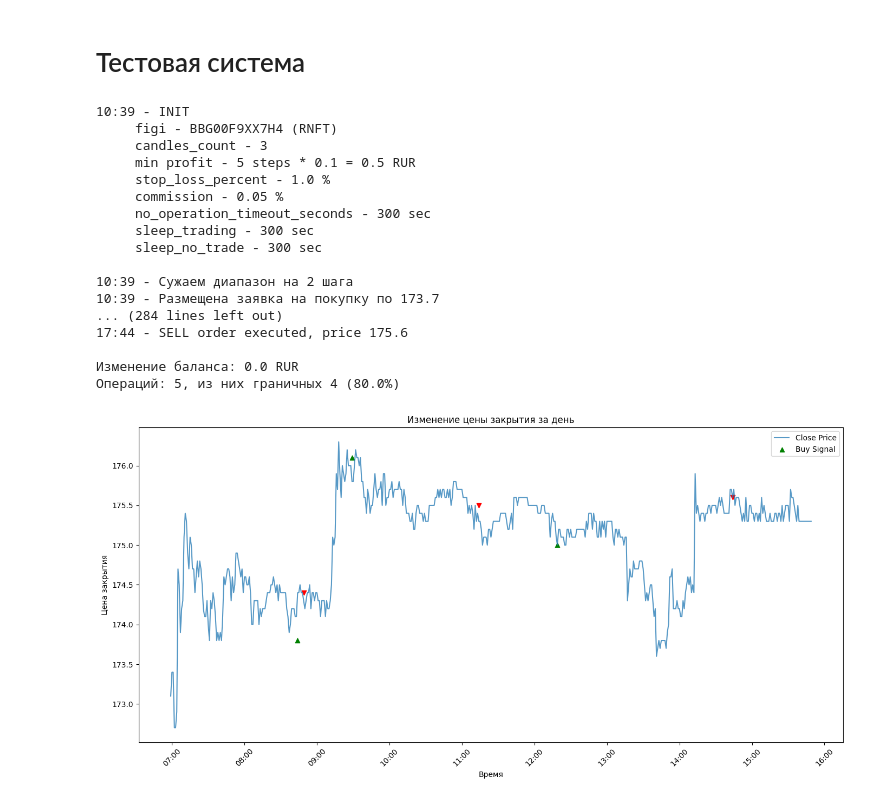
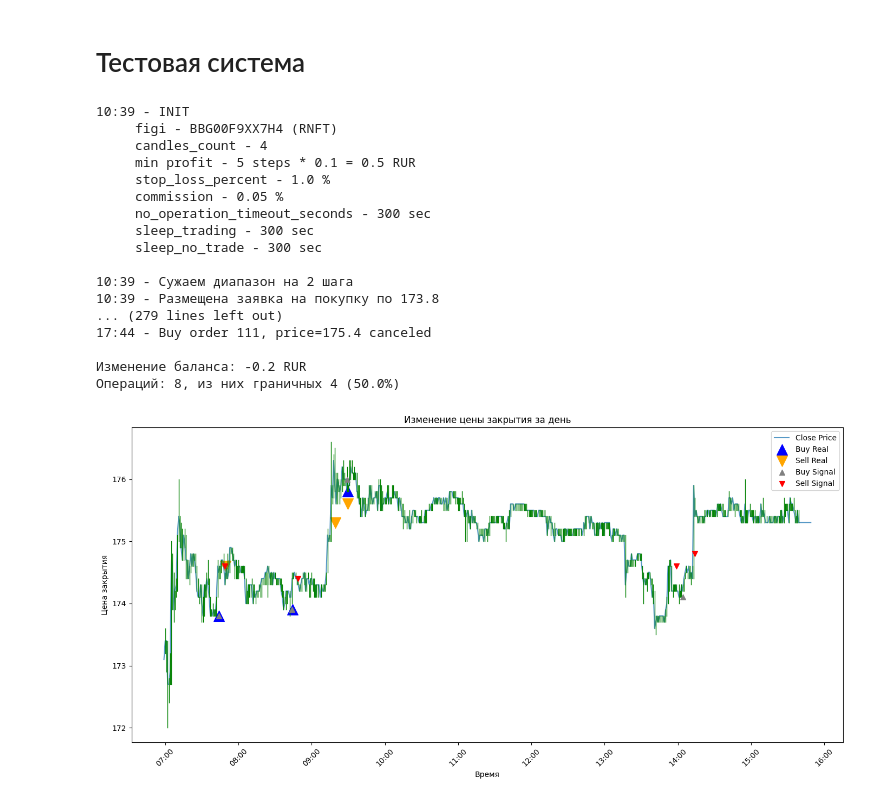
Before and after one commit to sapozhkov/fin, a Jupyter notebook: t_candles.ipynb, the cells around one changed output. Cells and saved outputs as stored; diff of their text form; code cells hidden in the pictures.

```diff
--- a/t_candles.ipynb
+++ b/t_candles.ipynb
@@ -77,7 +77,7 @@ bot = ScalpingBot(
 
     profit_steps=5,
     stop_loss_percent=1.0,
-    candles_count=3,
+    candles_count=4,
 
     time_helper=time_helper,
     logger_helper=logger_helper,
@@ -139,7 +139,7 @@ print(f"Операций: {client_helper.total_completed_orders}, "
 # %% [output]
 10:39 - INIT
      figi - BBG00F9XX7H4 (RNFT)
-     candles_count - 3
+     candles_count - 4
      min profit - 5 steps * 0.1 = 0.5 RUR
      stop_loss_percent - 1.0 %
      commission - 0.05 %
@@ -148,9 +148,9 @@ print(f"Операций: {client_helper.total_completed_orders}, "
      sleep_no_trade - 300 sec
 
 10:39 - Сужаем диапазон на 2 шага
-10:39 - Размещена заявка на покупку по 173.7
-... (284 lines left out)
-17:44 - SELL order executed, price 175.6
+10:39 - Размещена заявка на покупку по 173.8
+... (279 lines left out)
+17:44 - Buy order 111, price=175.4 canceled
 
-Изменение баланса: 0.0 RUR
-Операций: 5, из них граничных 4 (80.0%)
+Изменение баланса: -0.2 RUR
+Операций: 8, из них граничных 4 (50.0%)
@@ -157,43 +196,59 @@ print(f"Операций: {client_helper.total_completed_orders}, "
 # %%
 from tinkoff.invest import Quotation
-import pandas as pd
 import matplotlib.pyplot as plt
 import matplotlib.dates as mdates
-from datetime import datetime
-import numpy as np
 
 # Функция для преобразования Quotation в float
 def q2f(quotation: Quotation, digits=2):
     return round(quotation.units + quotation.nano * 1e-9, digits)
 
 # Подготовка данных для графика
 times = [candle.time for candle in candles_1_min.candles]  # Время каждой свечи
 close_prices = [q2f(candle.close) for candle in candles_1_min.candles]  # Цены закрытия каждой свечи
+low_prices = [q2f(candle.low) for candle in candles_1_min.candles]
+high_prices = [q2f(candle.high) for candle in candles_1_min.candles]
 
 # Визуализация
 fig, ax = plt.subplots(figsize=(14, 7))
 
 # Построение графика изменения цены закрытия
 plt.plot(times, close_prices, label='Close Price', alpha=0.75)
 
-for i, deal in enumerate(accounting_helper.deals):
+plt.plot([times, times], [low_prices, high_prices], color='green', linewidth=1)
+
+labels = []
+
+# Сначала рисуем реальные сделки, чтобы они оказались под расчетными
+for deal in real_deals:
+    label = f"{deal['type']}_real'"
     if deal['type'] == 'buy':
-        plt.scatter(deal['time'], deal['price'], color='green', marker='^', alpha=1, label='Buy Signal' if i == 0 else "")
+        plt.scatter(deal['time'], deal['price'], color='blue', marker='^', alpha=1, s=200, label='Buy Real' if label not in labels else "")
     elif deal['type'] == 'sell':
-        plt.scatter(deal['time'], deal['price'], color='red', marker='v', alpha=1, label='Sell Signal' if i == 0 else "")
+        plt.scatter(deal['time'], deal['price'], color='orange', marker='v', alpha=1, s=200, label='Sell Real' if label not in labels else "")
+    if not label in labels:
+        labels.append(label)
 
+# Затем рисуем расчетные сделки меньшего размера, но они окажутся на верхнем слое
+for deal in accounting_helper.deals:
+    label = f"{deal['type']}_virtual'"
+    if deal['type'] == 'buy':
+        plt.scatter(deal['time'], deal['price'], color='grey', marker='^', alpha=1, s=50, label='Buy Signal' if label not in labels else "", zorder=3)
+    elif deal['type'] == 'sell':
+        plt.scatter(deal['time'], deal['price'], color='red', marker='v', alpha=1, s=50, label='Sell Signal' if label not in labels else "", zorder=3)
+    if not label in labels:
+        labels.append(label)
 
 # Форматирование оси времени
 ax.xaxis_date()  # Интерпретировать ось X как даты
 ax.xaxis.set_major_locator(mdates.HourLocator(interval=1))  # Интервал в один час
 ax.xaxis.set_major_formatter(mdates.DateFormatter("%H:%M"))  # Формат времени
 
 plt.xticks(rotation=45)  # Поворот меток времени
 plt.title('Изменение цены закрытия за день')
 plt.xlabel('Время')
 plt.ylabel('Цена закрытия')
 plt.legend()
 plt.tight_layout()  # Автоматическая корректировка подложки
 plt.show()
 # %% [output]
-[figure, old version]
+[figure, new version]
```
Also changed, not shown: parts of 1 cell of this notebook.
